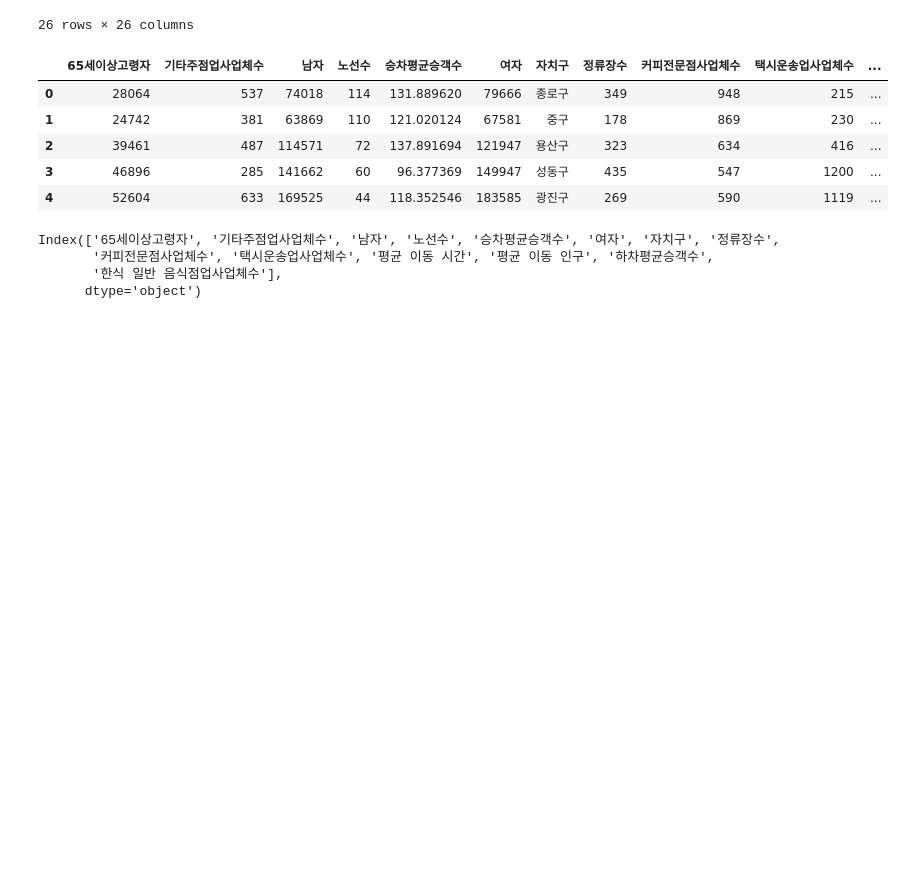
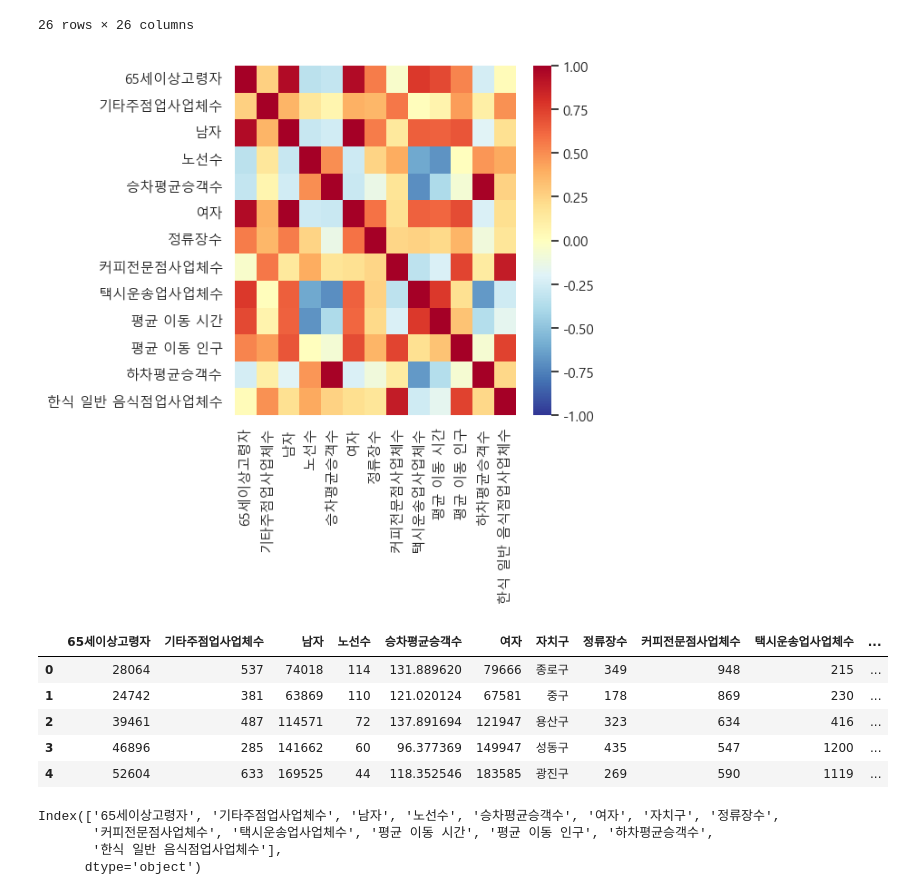
Before and after one commit to won4513/mini1, a Jupyter notebook: code/1.5 데이터 불러오기 및 분석(EDA)_1차_데이터 분석.ipynb, the cells around one changed output. Saved outputs shown, nothing was run; the diff lists cells and outputs as text; code cells hidden in the pictures; blank space fills up the shorter version.

```diff
--- a/code/1.5 데이터 불러오기 및 분석(EDA)_1차_데이터 분석.ipynb
+++ b/code/1.5 데이터 불러오기 및 분석(EDA)_1차_데이터 분석.ipynb
@@ -126,6 +126,16 @@ seoul_df.corr()
 | 세대당인구 | 0.498069 | 0.049522 | -0.020964 | -0.216795 | 0.315087 | -0.299982 | -0.015831 | -0.039725 | -0.503971 | -0.531749 | ... |
 | 65세이상고령자 | 0.772166 | -0.044962 | 0.023706 | 0.258958 | 0.554425 | -0.341920 | 0.295889 | 0.322254 | -0.306123 | -0.243298 | ... |
 26 rows × 26 columns
+# %%
+plt.figure(figsize = (5,5))
+sns.heatmap(seoul_df2.corr(),
+
+            fmt = '.3f',
+            cmap = 'RdYlBu_r',
+            vmin = -1, vmax = 1)
+plt.show()
+# %% [output]
+[figure, added]
 # %%
 seoul_df2 = seoul_df[seoul_df.columns.difference(['기간','세대','총인구','한국인합','한국인남자','한국인여자','외국인합','외국인여자','외국인남자','세대당인구','승차총승객수','하차총승객수','총 이동 시간','총 이동 인구'])]
 seoul_df2.head()
```
Also changed, not shown: parts of 9 cells of this notebook, 1 other file.
